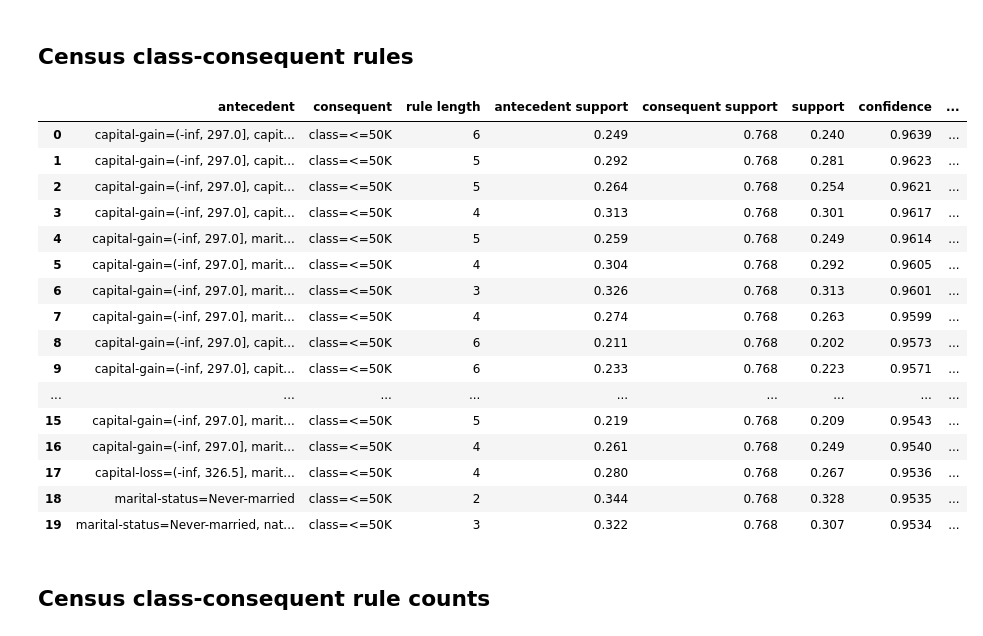
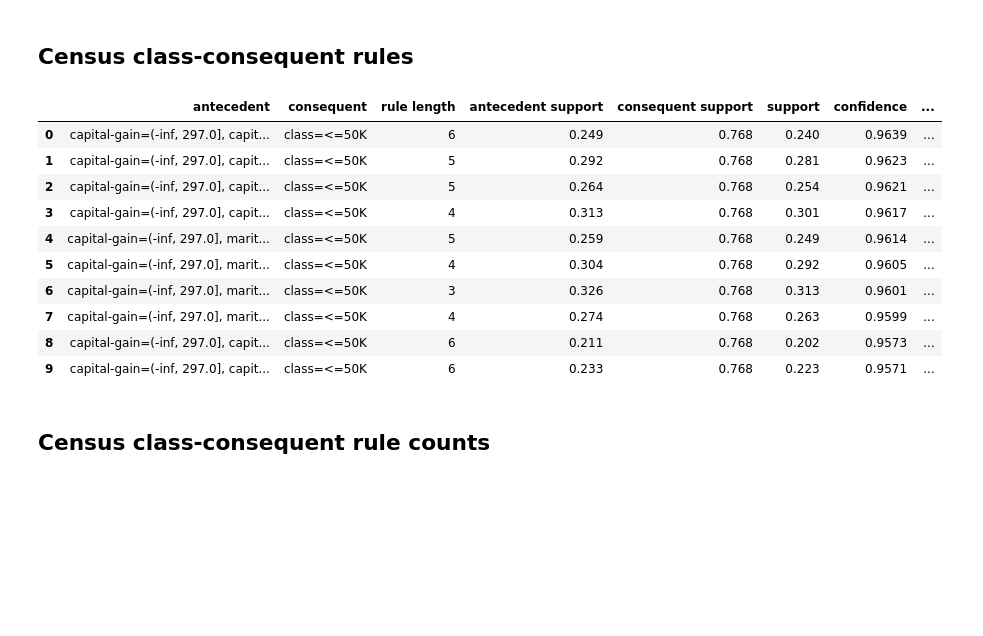
Before and after one commit to w4bo/AA2627-unibo-mldm, a Jupyter notebook: slides/lab-05-association.ipynb, the cells around one changed output. Saved outputs shown, nothing was run; the diff lists cells and outputs as text; code cells hidden in the pictures; blank space fills up the shorter version.

```diff
--- a/slides/lab-05-association.ipynb
+++ b/slides/lab-05-association.ipynb
@@ -691,25 +714,19 @@ car_history
 # %% [markdown]
 ## Census class-consequent rules
 # %%
-readable_rules(car_rules)
+readable_rules(car_rules).head(10)
 # %% [output]
 |  | antecedent | consequent | rule length | antecedent support | consequent support | support | confidence | ... |
 | 0 | capital-gain=(-inf, 297.0], capit... | class=<=50K | 6 | 0.249 | 0.768 | 0.240 | 0.9639 | ... |
 | 1 | capital-gain=(-inf, 297.0], capit... | class=<=50K | 5 | 0.292 | 0.768 | 0.281 | 0.9623 | ... |
 | 2 | capital-gain=(-inf, 297.0], capit... | class=<=50K | 5 | 0.264 | 0.768 | 0.254 | 0.9621 | ... |
 | 3 | capital-gain=(-inf, 297.0], capit... | class=<=50K | 4 | 0.313 | 0.768 | 0.301 | 0.9617 | ... |
 | 4 | capital-gain=(-inf, 297.0], marit... | class=<=50K | 5 | 0.259 | 0.768 | 0.249 | 0.9614 | ... |
 | 5 | capital-gain=(-inf, 297.0], marit... | class=<=50K | 4 | 0.304 | 0.768 | 0.292 | 0.9605 | ... |
 | 6 | capital-gain=(-inf, 297.0], marit... | class=<=50K | 3 | 0.326 | 0.768 | 0.313 | 0.9601 | ... |
 | 7 | capital-gain=(-inf, 297.0], marit... | class=<=50K | 4 | 0.274 | 0.768 | 0.263 | 0.9599 | ... |
 | 8 | capital-gain=(-inf, 297.0], capit... | class=<=50K | 6 | 0.211 | 0.768 | 0.202 | 0.9573 | ... |
 | 9 | capital-gain=(-inf, 297.0], capit... | class=<=50K | 6 | 0.233 | 0.768 | 0.223 | 0.9571 | ... |
-| ... | ... | ... | ... | ... | ... | ... | ... | ... |
-| 15 | capital-gain=(-inf, 297.0], marit... | class=<=50K | 5 | 0.219 | 0.768 | 0.209 | 0.9543 | ... |
-| 16 | capital-gain=(-inf, 297.0], marit... | class=<=50K | 4 | 0.261 | 0.768 | 0.249 | 0.9540 | ... |
-| 17 | capital-loss=(-inf, 326.5], marit... | class=<=50K | 4 | 0.280 | 0.768 | 0.267 | 0.9536 | ... |
-| 18 | marital-status=Never-married | class=<=50K | 2 | 0.344 | 0.768 | 0.328 | 0.9535 | ... |
-| 19 | marital-status=Never-married, nat... | class=<=50K | 3 | 0.322 | 0.768 | 0.307 | 0.9534 | ... |
 # %% [markdown]
 ## Census class-consequent rule counts
 # %%
```
Also changed, not shown: parts of 23 cells of this notebook.
